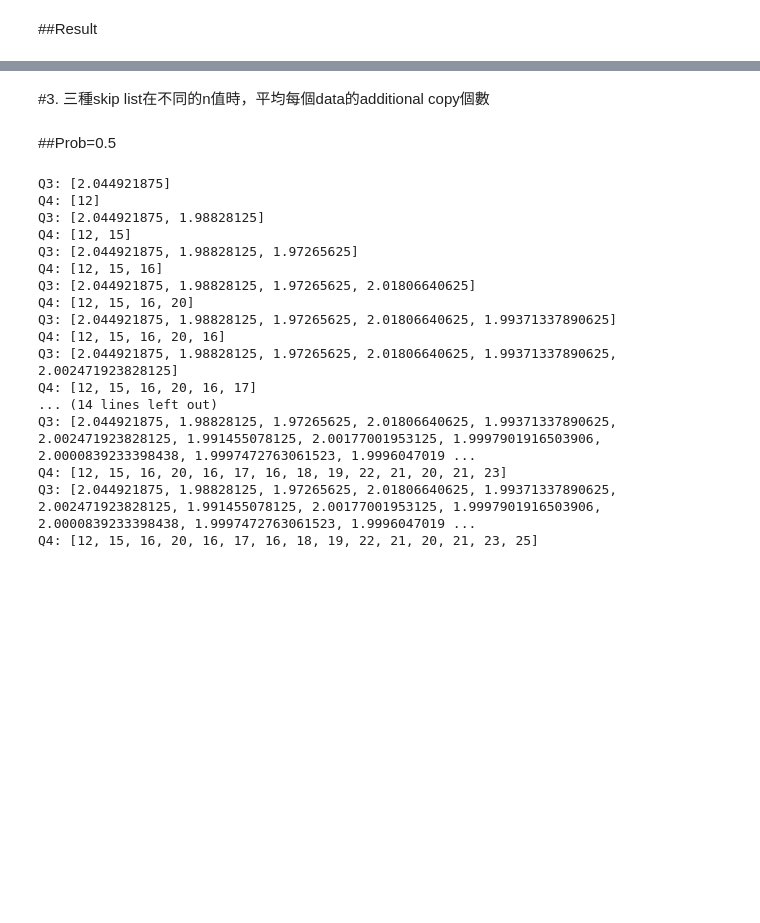
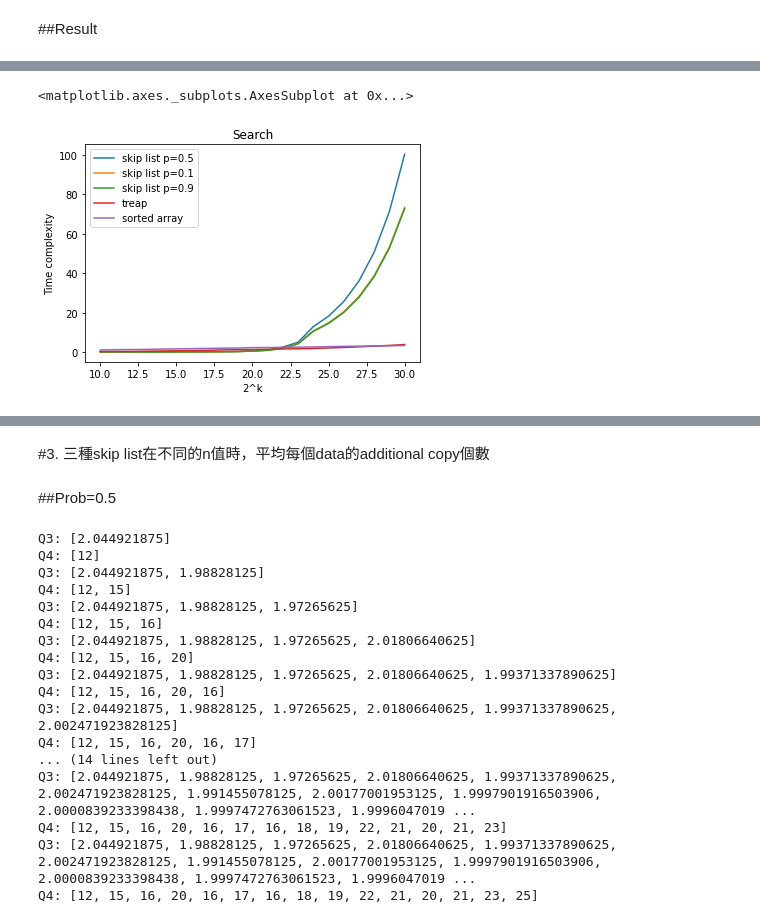
Before and after one commit to BensonHermes/2021_1101_Data_Structure, a Jupyter notebook: [DS]108307041_HW2.ipynb, the cells around one changed output, grey strips where cells are left out. Saved outputs shown, nothing was run; the diff lists cells and outputs as text; code cells hidden in the pictures; blank space fills up the shorter version.

```diff
--- a/[DS]108307041_HW2.ipynb
+++ b/[DS]108307041_HW2.ipynb
@@ -412,7 +272,7 @@ class SkipList:
     def randomHeight(self):
         height = 1
         #probability of head is 0.9 (9/10)
-        while randint(1, 11) in [1,2,3,4,5,6,7,8,9]:
+        while randint(1, 10) in [1,2,3,4,5,6,7,8,9]:
             height += 1
         return height
 
@@ -1101,0 +1331,12 @@ for i in range(10,31):
+# %%
+sorted_arr_search_result=[]
+for i in range(10,31):
+  result=0
+  arr = sorted_arr_generation(i)
+  high=2**i-1
+  for k in range(100000):
+    key = randint(1,2**30)
+    result += timeit.timeit(stmt='binary_search(arr, 0, high, key)', setup='from __main__ import binary_search,arr, high, key', number=1)
+  sorted_arr_search_result.append(result)
+  print(sorted_arr_search_result)
+# df["Merge_Sort"]=result_list
@@ -1104,4 +1366,6 @@ for i in range(10,31):
 # %%
 skip_search_result = [0.24715227900014725, 0.24988021399985882, 0.24469278600008693, 0.24673226900085865, 0.2441442780000216, 0.24888674400062882, 0.26855766999869957, 0.2906180080008198, 0.3268199129997811, 0.43273116299860703, 0.714413080999293, 1.1435030840002582, 2.691879064001114, 5.148846267000408, 13.046779455999058]
 skip_pnt_one_search_result = [0.2611299260000237, 0.2569890139999984, 0.2508762659999775, 0.26029184000003625, 0.24357270799998787, 0.2615561009999965, 0.2621874590000175, 0.287836120999998, 0.3388233790000186, 0.4451202430000194, 0.6351797080000097, 1.11277996299998, 2.088474318000067, 4.452123919999849, 10.91431026600003]
-[0.25072851299999854, 0.2385539019999996, 0.2837511520000007, 0.2353501700000038, 0.24589508400000426, 0.25432535099999853, 0.2608473800000013, 0.2887950810000035, 0.3426358579999942, 0.41815218899999707, 0.624792694000007, 1.0826206160000424, 1.9653005090000306, 4.3548487080001905, 10.639479040999959]
+skip_pnt_nine_search_result = [0.25072851299999854, 0.2385539019999996, 0.2837511520000007, 0.2353501700000038, 0.24589508400000426, 0.25432535099999853, 0.2608473800000013, 0.2887950810000035, 0.3426358579999942, 0.41815218899999707, 0.624792694000007, 1.0826206160000424, 1.9653005090000306, 4.3548487080001905, 10.639479040999959]
+treap = [0.4029132079995179, 0.48605569299979834, 0.47829655000077764, 0.6042917159993522, 0.7016972989995338, 0.8170248410006025, 0.9255230910002865, 1.047955385000023, 1.2415299429994775, 1.383768393000537, 1.4555878040000607, 1.5702693269995507, 1.7573300249996464, 1.8030210819997592, 1.9849246639996636]
+sorted_arr=[1.2284938151824463, 1.3671993766220112, 1.4338496552882134, 1.5282357115465857, 1.6715551820379915, 1.7822442697106453, 1.8945900236321904, 2.0054264361788228, 2.1207606010320887, 2.219414040351694, 2.4298385391339252, 2.45432539741887, 2.5555496182387287, 2.660337066688953, 2.7353577035974013, 2.9066752710132278, 3.070480190581293, 3.156345647352282, 3.252424827474897, 3.3022113460356195]
@@ -1107,0 +1410,28 @@ skip_pnt_one_search_result = [0.2611299260000237, 0.2569890139999984, 0.25087626
+# %%
+while(len(skip_search_result)!=21):
+  skip_search_result.append(skip_search_result[len(skip_search_result)-1]*sl_average)
+
+while(len(skip_pnt_one_search_result)!=21):
+  skip_pnt_one_search_result.append(skip_pnt_one_search_result[len(skip_pnt_one_search_result)-1]*sl_one_average)
+
+while(len(skip_pnt_nine_search_result)!=21):
+  skip_pnt_nine_search_result.append(skip_pnt_nine_search_result[len(skip_pnt_nine_search_result)-1]*sl_nine_average)
+
+while(len(treap)!=21):
+  treap.append(treap[len(treap)-1]*treap_average)
+
+while(len(sorted_arr)!=21):
+  sorted_arr.append(sorted_arr[len(sorted_arr)-1]*sorted_average)
+# %%
+search_df = pd.DataFrame({
+    'skip list p=0.5':skip_search_result,
+    'skip list p=0.1':skip_pnt_one_search_result,
+    'skip list p=0.9':skip_pnt_nine_search_result,
+    'treap':treap,
+    'sorted array':sorted_arr
+})
+search_df.index = np.arange(10, len(search_df)+10)
+search_df.plot(xlabel='2^k', ylabel='Time complexity', title='Search')
+# %% [output]
+<matplotlib.axes._subplots.AxesSubplot at 0x...>
+[figure, added]
```
Also changed, not shown: parts of 42 cells of this notebook.
